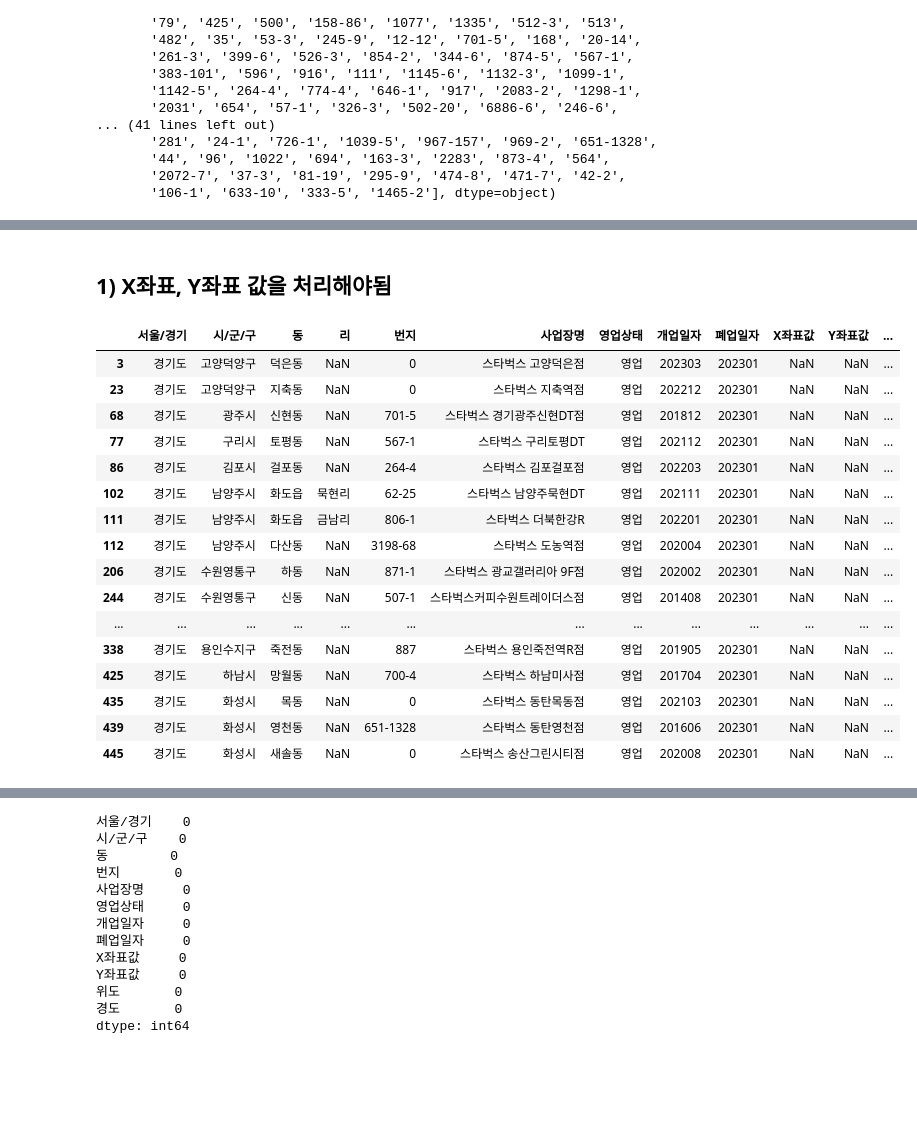
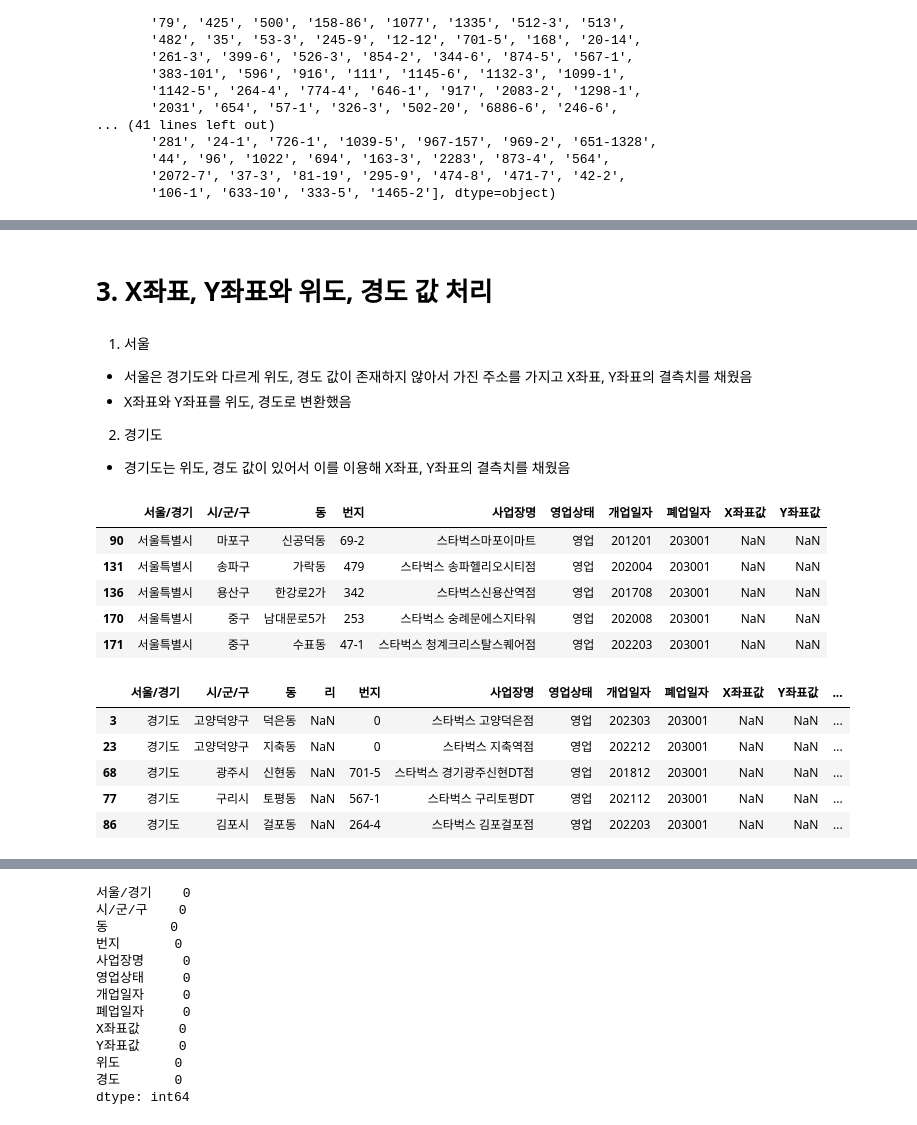
Before and after one commit to Midnight-ML/EDA, a Jupyter notebook: Data/infra_data/스타벅스/startbucks.ipynb, the cells around one changed output, grey strips where cells are left out. Saved outputs shown, nothing was run; the diff lists cells and outputs as text; code cells hidden in the pictures; blank space fills up the shorter version.

```diff
--- a/Data/infra_data/스타벅스/startbucks.ipynb
+++ b/Data/infra_data/스타벅스/startbucks.ipynb
@@ -199,8 +174,16 @@ gg_sb_df.head()
 # %%
 # seoul_sb_df.to_csv('./seoul_sb_처리중_2.csv', index=False)
 # gg_sb_df.to_csv('./gg_sb_처리중_2.csv', index=False)
-# %% [markdown]
-## 1) X좌표, Y좌표 값을 처리해야됨
+# %% [markdown]
+# 3. X좌표, Y좌표와 위도, 경도 값 처리
+# %% [markdown]
+1. 서울
+  - 서울은 경기도와 다르게 위도, 경도 값이 존재하지 않아서 가진 주소를 가지고 X좌표, Y좌표의 결측치를 채웠음
+  - X좌표와 Y좌표를 위도, 경도로 변환했음
+
+
+2. 경기도
+  - 경기도는 위도, 경도 값이 있어서 이를 이용해 X좌표, Y좌표의 결측치를 채웠음
 # %%
 gg_1 = pd.read_csv('./gg_sb_처리중_2.csv')
 seoul_1 = pd.read_csv('./seoul_sb_처리중_2.csv')
@@ -209,20 +190,18 @@ import pandas as pd
+# %%
+seoul_1.loc[seoul_1['X좌표값'].isnull()].head()
+# %% [output]
+|  | 서울/경기 | 시/군/구 | 동 | 번지 | 사업장명 | 영업상태 | 개업일자 | 폐업일자 | X좌표값 | Y좌표값 |
+| 90 | 서울특별시 | 마포구 | 신공덕동 | 69-2 | 스타벅스마포이마트 | 영업 | 201201 | 203001 | NaN | NaN |
+| 131 | 서울특별시 | 송파구 | 가락동 | 479 | 스타벅스 송파헬리오시티점 | 영업 | 202004 | 203001 | NaN | NaN |
+| 136 | 서울특별시 | 용산구 | 한강로2가 | 342 | 스타벅스신용산역점 | 영업 | 201708 | 203001 | NaN | NaN |
+| 170 | 서울특별시 | 중구 | 남대문로5가 | 253 | 스타벅스 숭례문에스지타워 | 영업 | 202008 | 203001 | NaN | NaN |
+| 171 | 서울특별시 | 중구 | 수표동 | 47-1 | 스타벅스 청계크리스탈스퀘어점 | 영업 | 202203 | 203001 | NaN | NaN |
 # %%
-gg_1.loc[gg_1['X좌표값'].isnull()]
+gg_1.loc[gg_1['X좌표값'].isnull()].head()
 # %% [output]
 |  | 서울/경기 | 시/군/구 | 동 | 리 | 번지 | 사업장명 | 영업상태 | 개업일자 | 폐업일자 | X좌표값 | Y좌표값 | ... |
-| 3 | 경기도 | 고양덕양구 | 덕은동 | NaN | 0 | 스타벅스 고양덕은점 | 영업 | 202303 | 202301 | NaN | NaN | ... |
-| 23 | 경기도 | 고양덕양구 | 지축동 | NaN | 0 | 스타벅스 지축역점 | 영업 | 202212 | 202301 | NaN | NaN | ... |
-| 68 | 경기도 | 광주시 | 신현동 | NaN | 701-5 | 스타벅스 경기광주신현DT점 | 영업 | 201812 | 202301 | NaN | NaN | ... |
-| 77 | 경기도 | 구리시 | 토평동 | NaN | 567-1 | 스타벅스 구리토평DT | 영업 | 202112 | 202301 | NaN | NaN | ... |
-| 86 | 경기도 | 김포시 | 걸포동 | NaN | 264-4 | 스타벅스 김포걸포점 | 영업 | 202203 | 202301 | NaN | NaN | ... |
-| 102 | 경기도 | 남양주시 | 화도읍 | 묵현리 | 62-25 | 스타벅스 남양주묵현DT | 영업 | 202111 | 202301 | NaN | NaN | ... |
-| 111 | 경기도 | 남양주시 | 화도읍 | 금남리 | 806-1 | 스타벅스 더북한강R | 영업 | 202201 | 202301 | NaN | NaN | ... |
-| 112 | 경기도 | 남양주시 | 다산동 | NaN | 3198-68 | 스타벅스 도농역점 | 영업 | 202004 | 202301 | NaN | NaN | ... |
-| 206 | 경기도 | 수원영통구 | 하동 | NaN | 871-1 | 스타벅스 광교갤러리아 9F점 | 영업 | 202002 | 202301 | NaN | NaN | ... |
-| 244 | 경기도 | 수원영통구 | 신동 | NaN | 507-1 | 스타벅스커피수원트레이더스점 | 영업 | 201408 | 202301 | NaN | NaN | ... |
-| ... | ... | ... | ... | ... | ... | ... | ... | ... | ... | ... | ... | ... |
-| 338 | 경기도 | 용인수지구 | 죽전동 | NaN | 887 | 스타벅스 용인죽전역R점 | 영업 | 201905 | 202301 | NaN | NaN | ... |
-| 425 | 경기도 | 하남시 | 망월동 | NaN | 700-4 | 스타벅스 하남미사점 | 영업 | 201704 | 202301 | NaN | NaN | ... |
-| 435 | 경기도 | 화성시 | 목동 | NaN | 0 | 스타벅스 동탄목동점 | 영업 | 202103 | 202301 | NaN | NaN | ... |
-| 439 | 경기도 | 화성시 | 영천동 | NaN | 651-1328 | 스타벅스 동탄영천점 | 영업 | 201606 | 202301 | NaN | NaN | ... |
-| 445 | 경기도 | 화성시 | 새솔동 | NaN | 0 | 스타벅스 송산그린시티점 | 영업 | 202008 | 202301 | NaN | NaN | ... |
+| 3 | 경기도 | 고양덕양구 | 덕은동 | NaN | 0 | 스타벅스 고양덕은점 | 영업 | 202303 | 203001 | NaN | NaN | ... |
+| 23 | 경기도 | 고양덕양구 | 지축동 | NaN | 0 | 스타벅스 지축역점 | 영업 | 202212 | 203001 | NaN | NaN | ... |
+| 68 | 경기도 | 광주시 | 신현동 | NaN | 701-5 | 스타벅스 경기광주신현DT점 | 영업 | 201812 | 203001 | NaN | NaN | ... |
+| 77 | 경기도 | 구리시 | 토평동 | NaN | 567-1 | 스타벅스 구리토평DT | 영업 | 202112 | 203001 | NaN | NaN | ... |
+| 86 | 경기도 | 김포시 | 걸포동 | NaN | 264-4 | 스타벅스 김포걸포점 | 영업 | 202203 | 203001 | NaN | NaN | ... |
```
Also changed, not shown: parts of 43 cells of this notebook, 4 other files.
